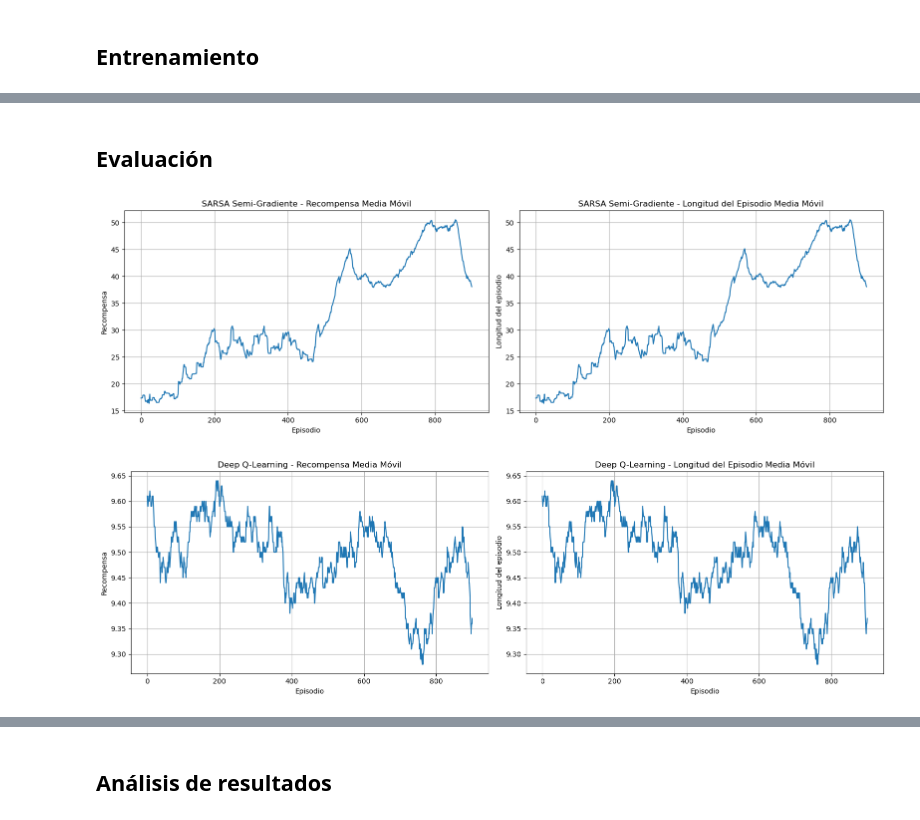
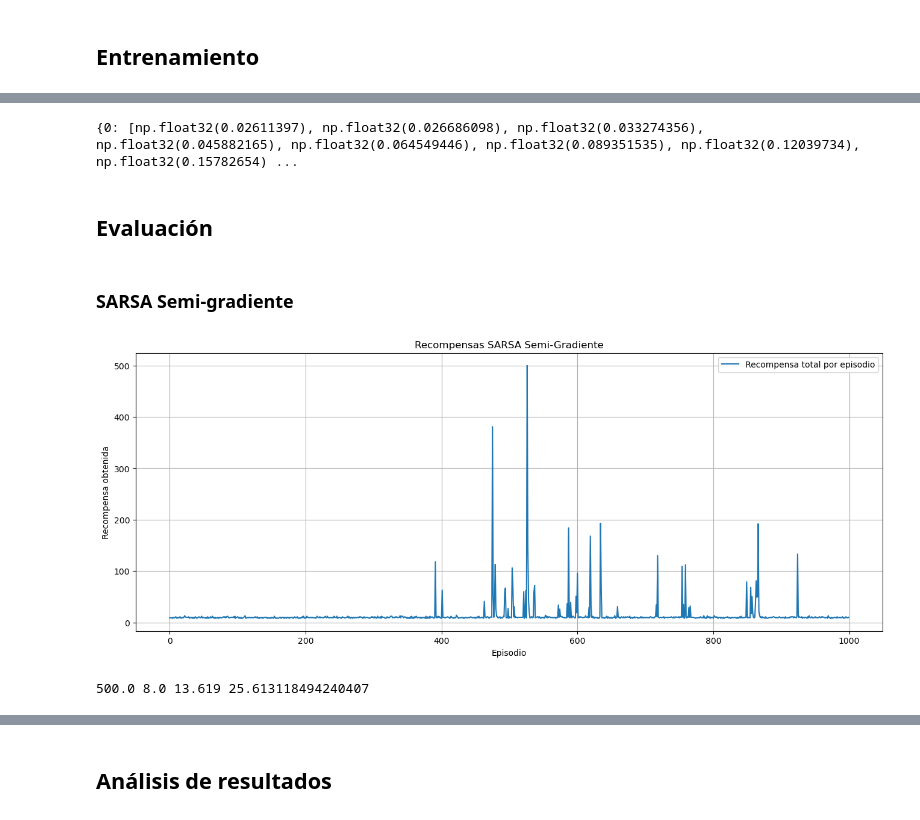
Before and after one commit to oliatom350/RL_SFDD, a Jupyter notebook: Estudio_Metodos_Aproximaciones.ipynb, the cells around one changed output, grey strips where cells are left out. Drawn from its saved outputs; the diff is of its cells as text; code cells hidden in the pictures.

Commit message:
Gráficas del estudio de aproximaciones modificadas, falta explicación

```diff
--- a/Estudio_Metodos_Aproximaciones.ipynb
+++ b/Estudio_Metodos_Aproximaciones.ipynb
@@ -88,6 +99,6 @@ Estas dimensiones son las que influyen en la cantidad de estados de los que disp
 # %% [markdown]
 ## Creación de agentes
 # %%
-sarsa_agent = AgentSARSASemiGradiente(state_dim, action_dim, alpha=0.1, gamma=0.99, epsilon=0.1)
+sarsa_agent = AgentSARSASemiGradiente(state_dim, action_dim, alpha=0.01, gamma=0.99, epsilon=0.1)
 
-dql_agent = AgentDQLearning(state_dim, action_dim, gamma=0.99, epsilon=0.1)
+dql_agent = AgentDQLearning(state_dim, action_dim, gamma=0.99, epsilon=0.1, lr=0.01)
@@ -94,17 +107,23 @@ dql_agent = AgentDQLearning(state_dim, action_dim, gamma=0.99, epsilon=0.1)
 # %% [markdown]
 ## Entrenamiento
 # %%
-sarsa_rewards, sarsa_lengths = sarsa_agent.train(sarsa_sg_env, n_episodes=n_episodes)
-dql_rewards, dql_lengths = dql_agent.train(dql_env, n_episodes=n_episodes)
+sarsa_rewards, sarsa_steps, sarsa_actions, sarsa_pole_angles, sarsa_cart_positions = sarsa_agent.train(sarsa_sg_env, n_episodes=n_episodes)
+dql_rewards, dql_steps, dql_actions, dql_pole_angles, dql_cart_positions = dql_agent.train(dql_env, n_episodes=n_episodes)
 
 # Guardamos estadísticas para las gráficas
 training_stats = {
     "SARSA Semi-Gradiente": {
         "rewards": sarsa_rewards,
-        "lengths": sarsa_lengths
+        "steps": sarsa_steps,
+        "actions": sarsa_actions,
+        "pole_angles": sarsa_pole_angles,
+        "cart_positions": sarsa_cart_positions
     },
     "Deep Q-Learning": {
         "rewards": dql_rewards,
-        "lengths": dql_lengths
+        "steps": dql_steps,
+        "actions": dql_actions,
+        "pole_angles": dql_pole_angles,
+        "cart_positions": dql_cart_positions
     }
 }
@@ -111,3 +143,7 @@ training_stats = {
+# %%
+print(sarsa_pole_angles)
+# %% [output]
+{0: [np.float32(0.02611397), np.float32(0.026686098), np.float32(0.033274356), np.float32(0.045882165), np.float32(0.064549446), np.float32(0.089351535), np.float32(0.12039734), np.float32(0.15782654) ...
 # %% [markdown]
 ## Evaluación
 # %%
@@ -156,10 +233,11 @@ def plot_lengths(training_stats, rolling_window=100):
     plt.grid(True)
     plt.legend()
     plt.show()
-# %%
-# Mostrar gráficas individuales por agente
-for name, stats in training_stats.items():
-    plot_individual_agent(name, stats["rewards"], stats["lengths"], rolling_window=100)
-# %% [output]
-[figure, removed]
-[figure, removed]
+# %% [markdown]
+### SARSA Semi-gradiente
+# %%
+plot_rewards(sarsa_rewards, title="Recompensas SARSA Semi-Gradiente", rolling_window=100)
+print(max(sarsa_rewards), min(sarsa_rewards), np.mean(sarsa_rewards), np.std(sarsa_rewards))
+# %% [output]
+[figure, added]
+500.0 8.0 13.619 25.613118494240407
```
Also changed, not shown: parts of 13 cells of this notebook, 3 other files.
